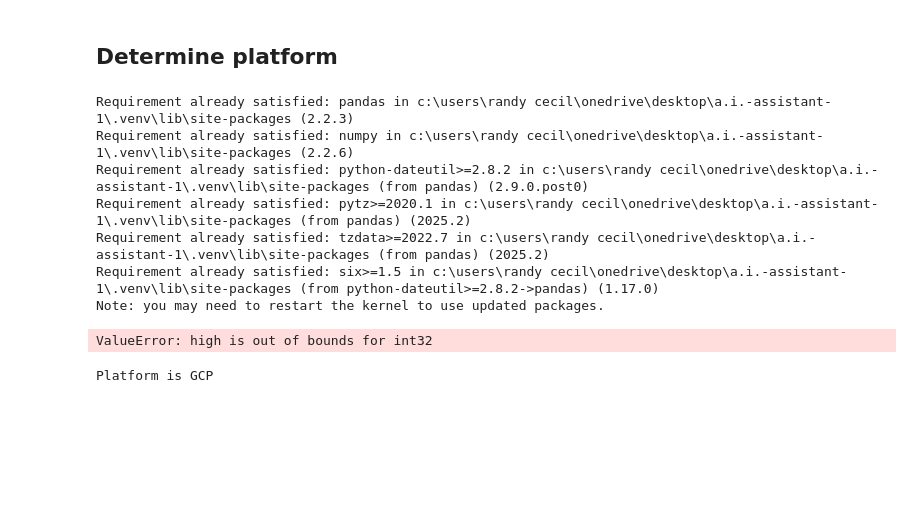
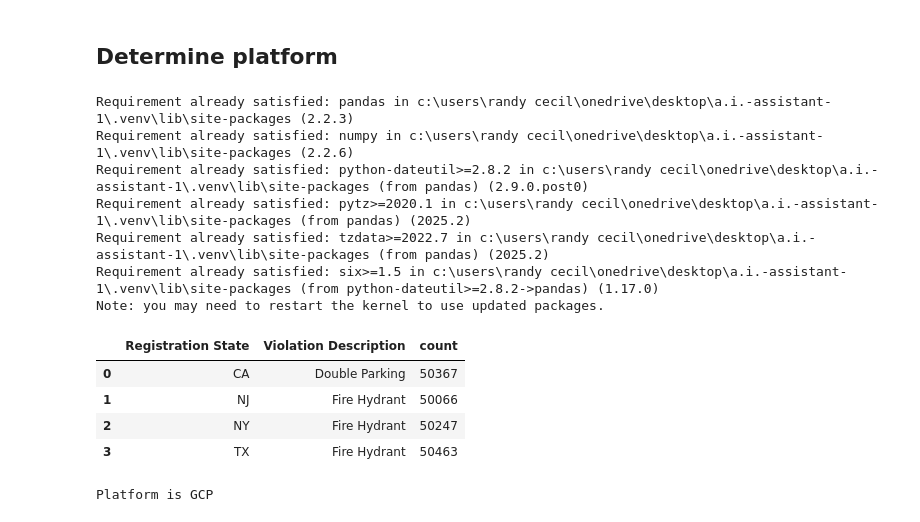
Before and after one commit to RandyC3po/A.I.-Assistant, a Jupyter notebook: Copy_of_GPT2_transformers_workshop_IO_2025.ipynb, the cells around one changed output. Saved outputs shown, nothing was run; the diff lists cells and outputs as text; code cells hidden in the pictures; blank space fills up the shorter version.

```diff
--- a/Copy_of_GPT2_transformers_workshop_IO_2025.ipynb
+++ b/Copy_of_GPT2_transformers_workshop_IO_2025.ipynb
@@ -29,35 +29,39 @@ end_date = "2022-12-31"
 dates = pd.date_range(start=start_date, end=end_date, freq='D')
 
 # Generate random data
 data = {
 	"Registration State": np.random.choice(states, size=num_rows),
 	"Violation Description": np.random.choice(violations, size=num_rows),
 	"Vehicle Body Type": np.random.choice(vehicle_types, size=num_rows),
 	"Issue Date": np.random.choice(dates, size=num_rows),
-	"Ticket Number": np.random.randint(1000000000, 9999999999, size=num_rows)
+	"Ticket Number": np.random.randint(1000000000, 9999999999, size=num_rows, dtype=np.int64)
 }
 
 # Create a DataFrame
 df = pd.DataFrame(data)
 
 # Which parking violation is most commonly committed by vehicles from various U.S states?
 
 (df[["Registration State", "Violation Description"]]  # get only these two columns
  .value_counts()  # get the count of offences per state and per type of offence
  .groupby("Registration State")  # group by state
  .head(1)  # get the first row in each group (the type of offence with the largest count)
  .sort_index()  # sort by state name
  .reset_index()
 )
 # %% [output]
 Requirement already satisfied: pandas in c:\users\randy cecil\onedrive\desktop\a.i.-assistant-1\.venv\lib\site-packages (2.2.3)
 Requirement already satisfied: numpy in c:\users\randy cecil\onedrive\desktop\a.i.-assistant-1\.venv\lib\site-packages (2.2.6)
 Requirement already satisfied: python-dateutil>=2.8.2 in c:\users\randy cecil\onedrive\desktop\a.i.-assistant-1\.venv\lib\site-packages (from pandas) (2.9.0.post0)
 Requirement already satisfied: pytz>=2020.1 in c:\users\randy cecil\onedrive\desktop\a.i.-assistant-1\.venv\lib\site-packages (from pandas) (2025.2)
 Requirement already satisfied: tzdata>=2022.7 in c:\users\randy cecil\onedrive\desktop\a.i.-assistant-1\.venv\lib\site-packages (from pandas) (2025.2)
 Requirement already satisfied: six>=1.5 in c:\users\randy cecil\onedrive\desktop\a.i.-assistant-1\.venv\lib\site-packages (from python-dateutil>=2.8.2->pandas) (1.17.0)
 Note: you may need to restart the kernel to use updated packages.
-ValueError: high is out of bounds for int32
+|  | Registration State | Violation Description | count |
+| 0 | CA | Double Parking | 50367 |
+| 1 | NJ | Fire Hydrant | 50066 |
+| 2 | NY | Fire Hydrant | 50247 |
+| 3 | TX | Fire Hydrant | 50463 |
 # %%
 # Assume using Cloud TPU by default
 platform = "GCP"
```
Also changed, not shown: parts of 5 cells of this notebook.
